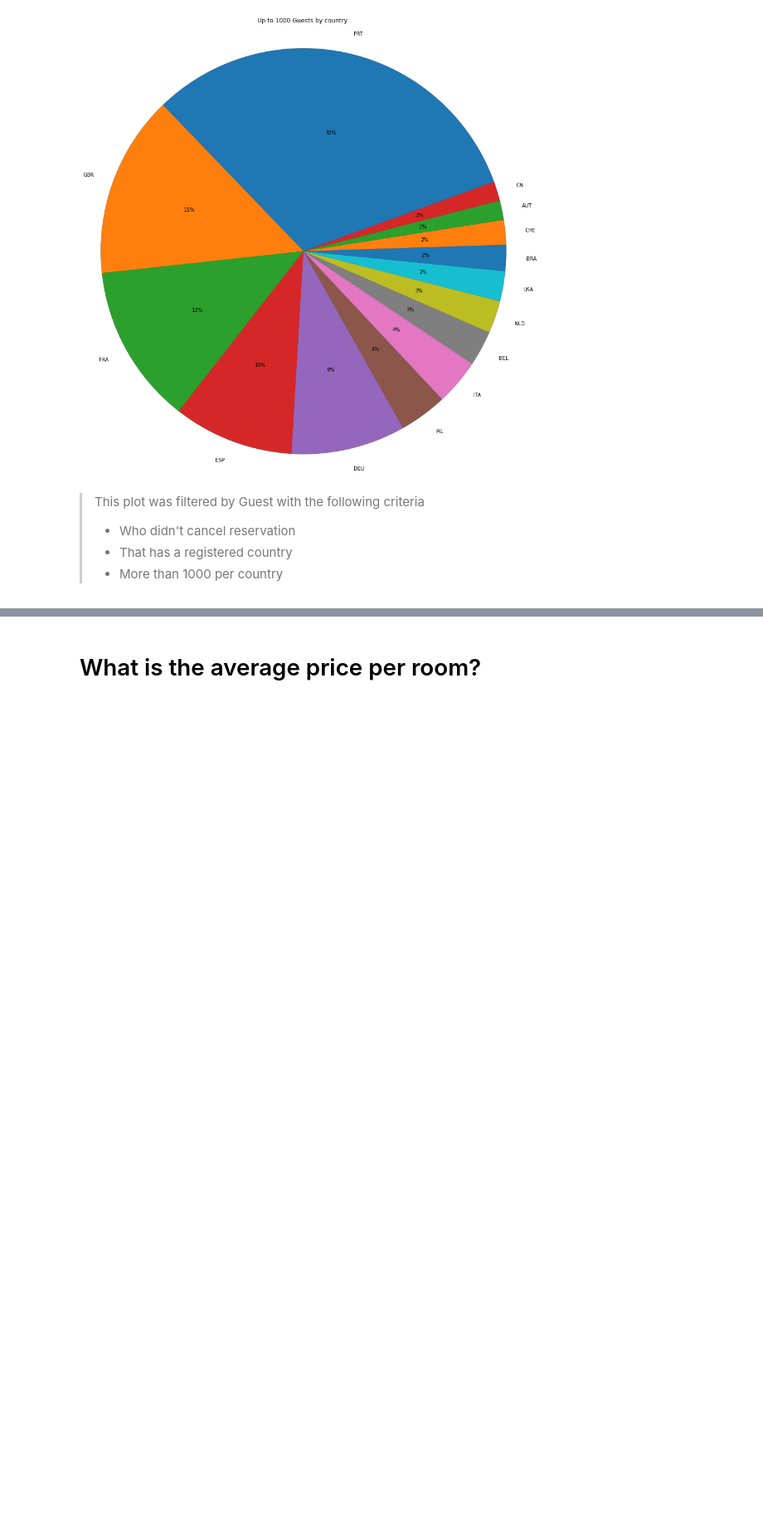
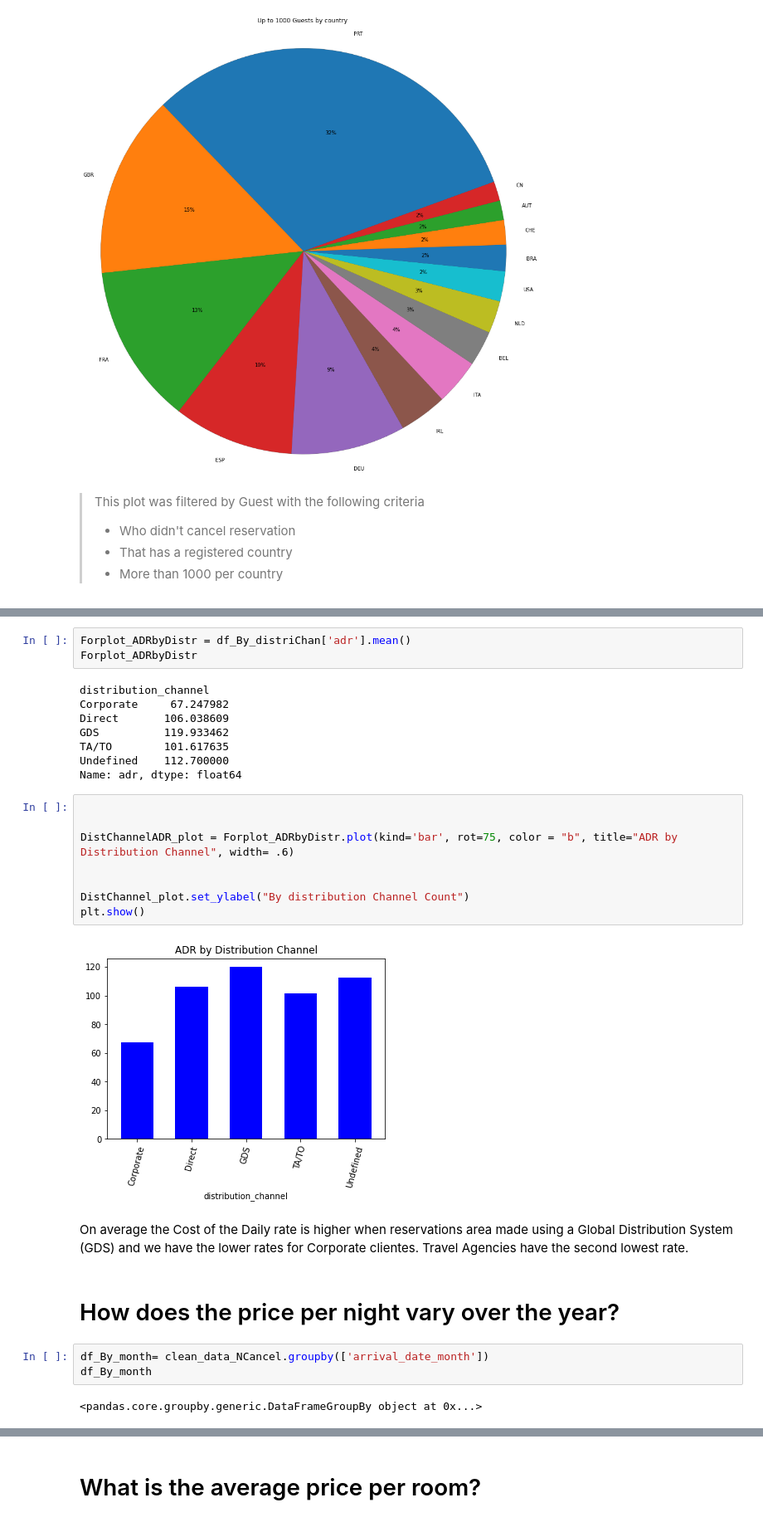
Before and after one commit to carlosmendozaj/Project_Booking_Demand, a Jupyter notebook: Hotel Demand.ipynb, the cells around one changed output, grey strips where cells are left out. Shown: that part at 83% size. Drawn from its saved outputs; the diff is of its cells as text; blank space fills up the shorter version.

```diff
--- a/Hotel Demand.ipynb
+++ b/Hotel Demand.ipynb
@@ -120,0 +180,30 @@ plt.show()
+# %%
+Forplot_ADRbyDistr = df_By_distriChan['adr'].mean()
+Forplot_ADRbyDistr
+# %% [output]
+distribution_channel
+Corporate     67.247982
+Direct       106.038609
+GDS          119.933462
+TA/TO        101.617635
+Undefined    112.700000
+Name: adr, dtype: float64
+# %%
+
+
+DistChannelADR_plot = Forplot_ADRbyDistr.plot(kind='bar', rot=75, color = "b", title="ADR by Distribution Channel", width= .6)
+
+
+DistChannel_plot.set_ylabel("By distribution Channel Count")
+plt.show()
+# %% [output]
+[figure, added]
+# %% [markdown]
+On average the Cost of the Daily rate is higher when reservations area made using a Global Distribution System (GDS) and we have the lower rates for Corporate clientes. Travel Agencies have the second lowest rate.
+# %% [markdown]
+#  How does the price per night vary over the year?
+# %%
+df_By_month= clean_data_NCancel.groupby(['arrival_date_month'])
+df_By_month
+# %% [output]
+<pandas.core.groupby.generic.DataFrameGroupBy object at 0x...>
```
Also changed, not shown: parts of 13 cells of this notebook, 1 other file.
